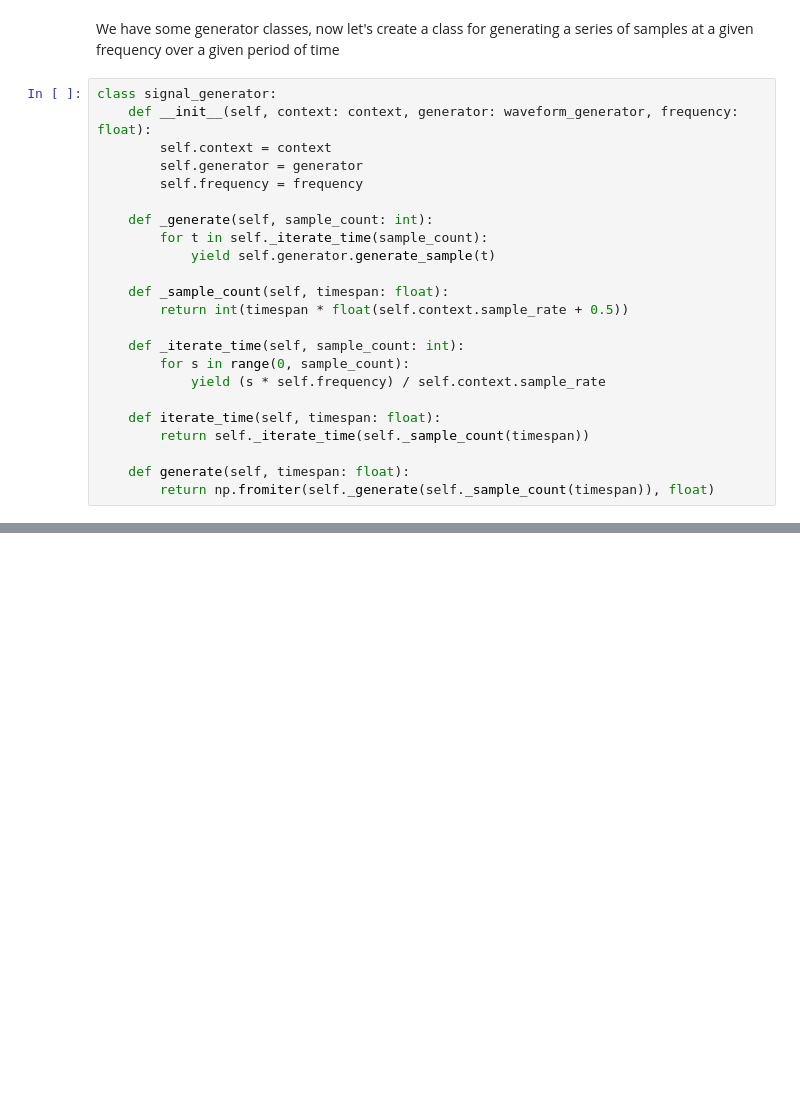
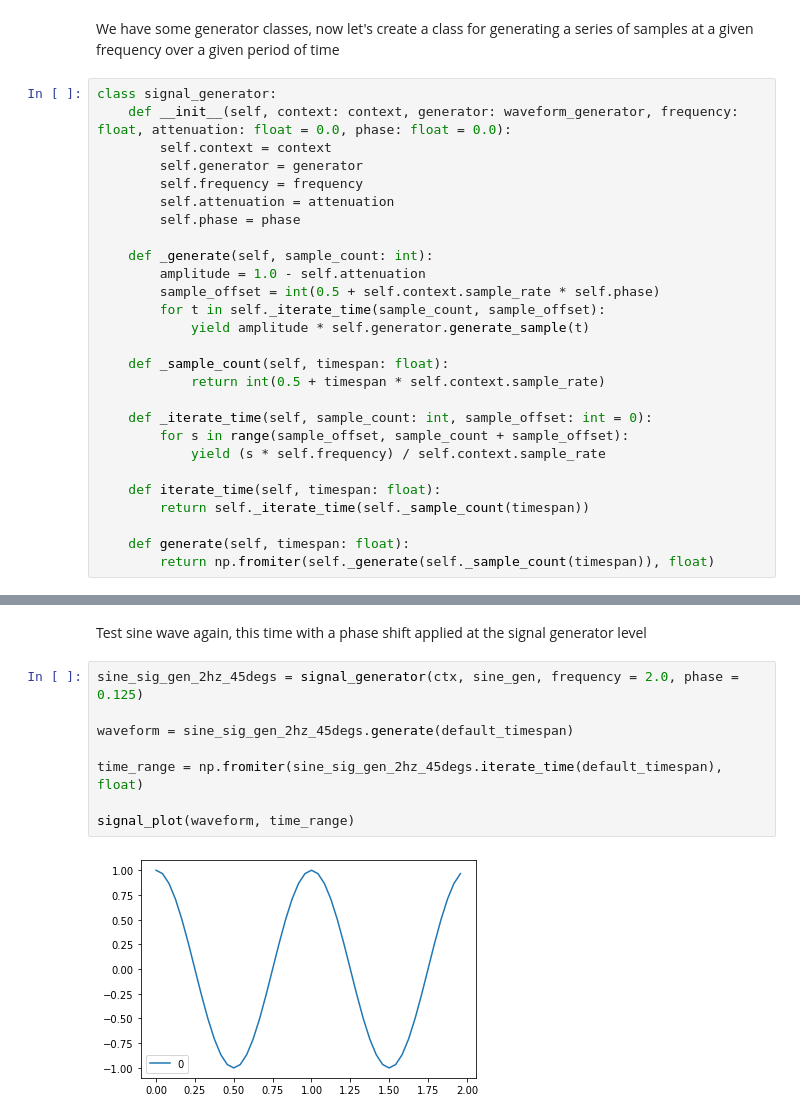
Before and after one commit to wemblykj/AISynth, a Jupyter notebook: ai-synth.ipynb, the cells around one changed output, grey strips where cells are left out. Drawn from its saved outputs; the diff is of its cells as text; blank space fills up the shorter version.

```diff
--- a/ai-synth.ipynb
+++ b/ai-synth.ipynb
@@ -149,20 +161,24 @@ waveform_generator_plot(sawtooth_gen, default_timespan_range)
 We have some generator classes, now let's create a class for generating a series of samples at a given frequency over a given period of time
 # %%
 class signal_generator:
-    def __init__(self, context: context, generator: waveform_generator, frequency: float):
+    def __init__(self, context: context, generator: waveform_generator, frequency: float, attenuation: float = 0.0, phase: float = 0.0):
         self.context = context
         self.generator = generator
         self.frequency = frequency
+        self.attenuation = attenuation
+        self.phase = phase
 
     def _generate(self, sample_count: int):
-        for t in self._iterate_time(sample_count):
-            yield self.generator.generate_sample(t)
+        amplitude = 1.0 - self.attenuation
+        sample_offset = int(0.5 + self.context.sample_rate * self.phase)
+        for t in self._iterate_time(sample_count, sample_offset):
+            yield amplitude * self.generator.generate_sample(t)
 
     def _sample_count(self, timespan: float):
-        return int(timespan * float(self.context.sample_rate + 0.5))
+            return int(0.5 + timespan * self.context.sample_rate)
 
-    def _iterate_time(self, sample_count: int):
-        for s in range(0, sample_count):
+    def _iterate_time(self, sample_count: int, sample_offset: int = 0):
+        for s in range(sample_offset, sample_count + sample_offset):
             yield (s * self.frequency) / self.context.sample_rate
 
     def iterate_time(self, timespan: float):
@@ -180,4 +196,16 @@ time_range = np.fromiter(sine_sig_gen_2hz.iterate_time(default_timespan), float)
 signal_plot(waveform, time_range)
 # %% [output]
 [figure]
+# %% [markdown]
+Test sine wave again, this time with a phase shift applied at the signal generator level
+# %%
+sine_sig_gen_2hz_45degs = signal_generator(ctx, sine_gen, frequency = 2.0, phase = 0.125)
+
+waveform = sine_sig_gen_2hz_45degs.generate(default_timespan)
+
+time_range = np.fromiter(sine_sig_gen_2hz_45degs.iterate_time(default_timespan), float)
+
+signal_plot(waveform, time_range)
+# %% [output]
+[figure, added]
 # %%
```
Also changed, not shown: parts of 9 cells of this notebook.
